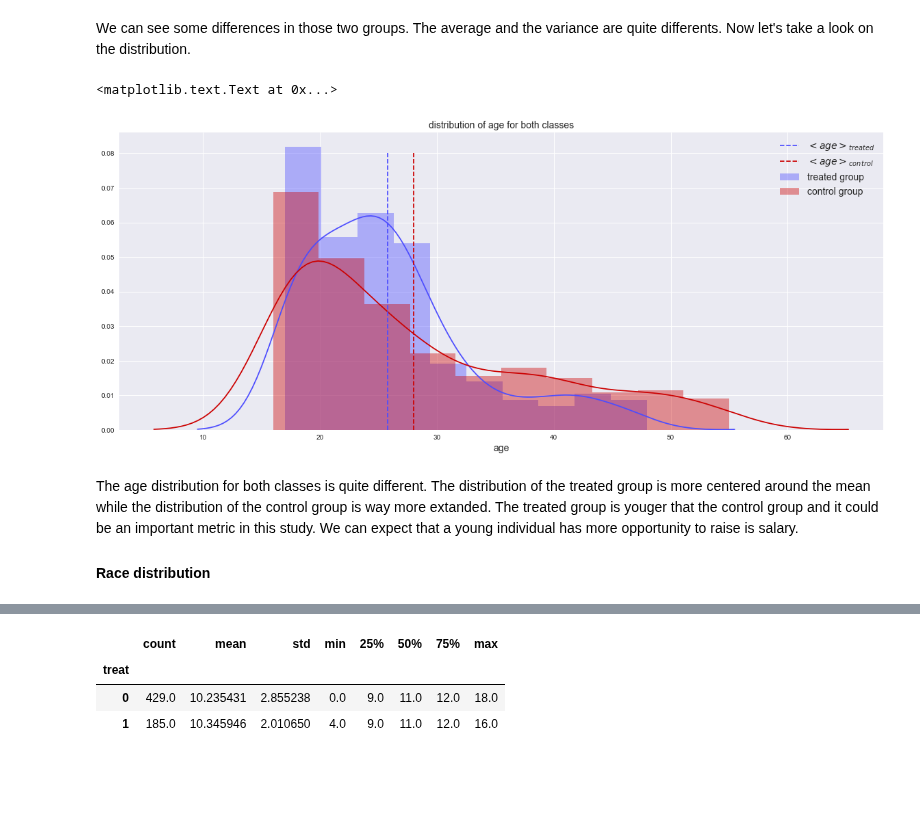
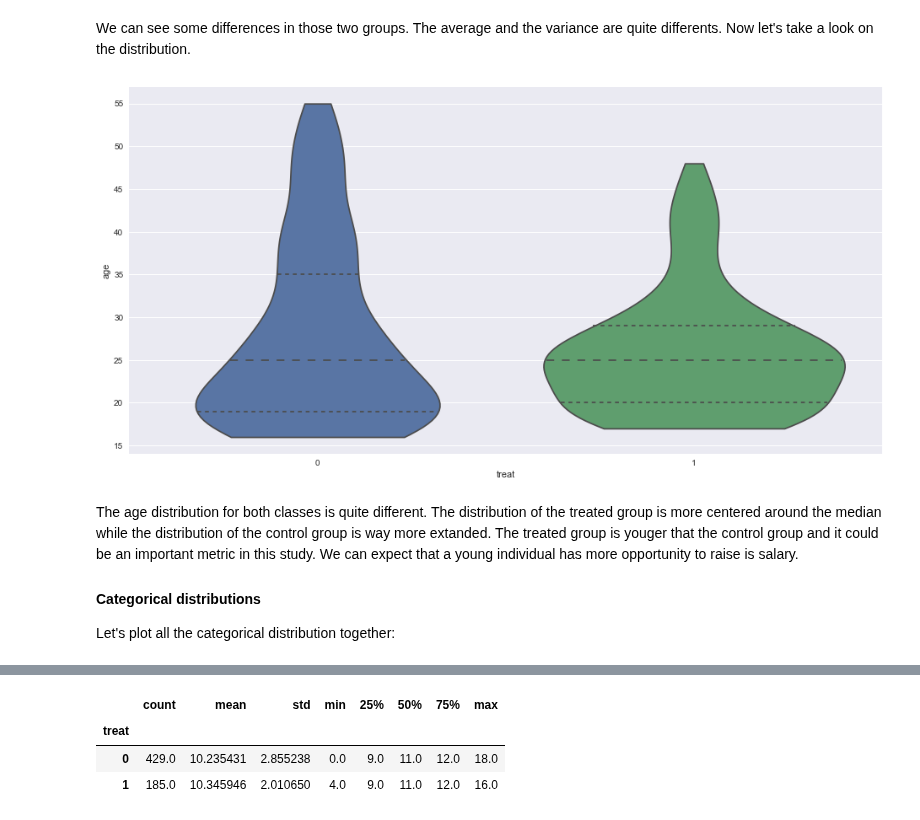
Before and after one commit to mathildemrt/ada, a Jupyter notebook: 04 - Applied ML/AppliedML.ipynb, the cells around one changed output, grey strips where cells are left out. Drawn from its saved outputs; the diff is of its cells as text; code cells hidden in the pictures; blank space fills up the shorter version.

```diff
--- a/04 - Applied ML/AppliedML.ipynb
+++ b/04 - Applied ML/AppliedML.ipynb
@@ -146,20 +176,11 @@ lalonde.groupby('treat')['age'].describe()
 | 1 | 185.0 | 25.816216 | 7.155019 | 17.0 | 20.0 | 25.0 | 29.0 | 48.0 |
 # %% [markdown]
 We can see some differences in those two groups. The average and the variance are quite differents. Now let's take a look on the distribution.
-# %%
-plt.subplots(figsize=(20, 8))
-sns.distplot(treated_group.age,color=color0,label='treated group')
-sns.distplot(control_group.age,color=color1,label='control group')
-
-plt.plot([treated_group.age.mean(),treated_group.age.mean()],[0,0.08],color=color0,ls='--',label='$<age>_{treated}$')
-plt.plot([control_group.age.mean(),control_group.age.mean()],[0,0.08],color=color1,ls='--',label='$<age>_{control}$')
-
-plt.xlabel('age', fontsize=14)
-plt.legend(fontsize=14)
-plt.title('distribution of age for both classes', fontsize=14)
-# %% [output]
-<matplotlib.text.Text at 0x...>
-[figure, removed]
+# %%
+plot_distribution(lalonde,'age','Age distribution')
+# %% [output]
+[figure, added]
 # %% [markdown]
-The age distribution for both classes is quite different. The distribution of the treated group is more centered around the mean while the distribution of the control group is way more extanded. The treated group is youger that the control group and it could be an important metric in this study. We can expect that a young individual has more opportunity to raise is salary.
-#### Race distribution
+The age distribution for both classes is quite different. The distribution of the treated group is more centered around the median while the distribution of the control group is way more extanded. The treated group is youger that the control group and it could be an important metric in this study. We can expect that a young individual has more opportunity to raise is salary.
+#### Categorical distributions
+Let's plot all the categorical distribution together:
```
Also changed, not shown: parts of 49 cells of this notebook.
